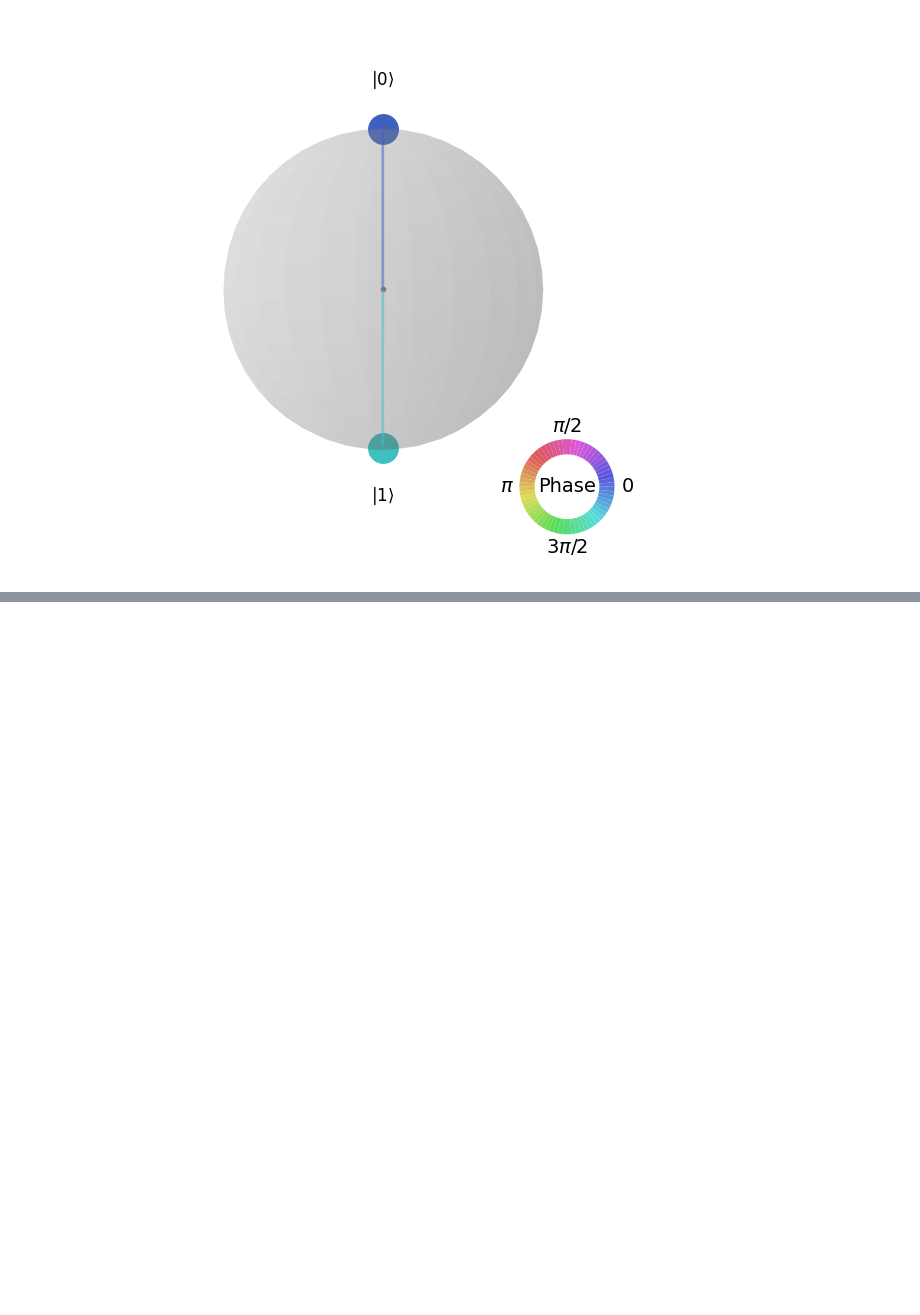
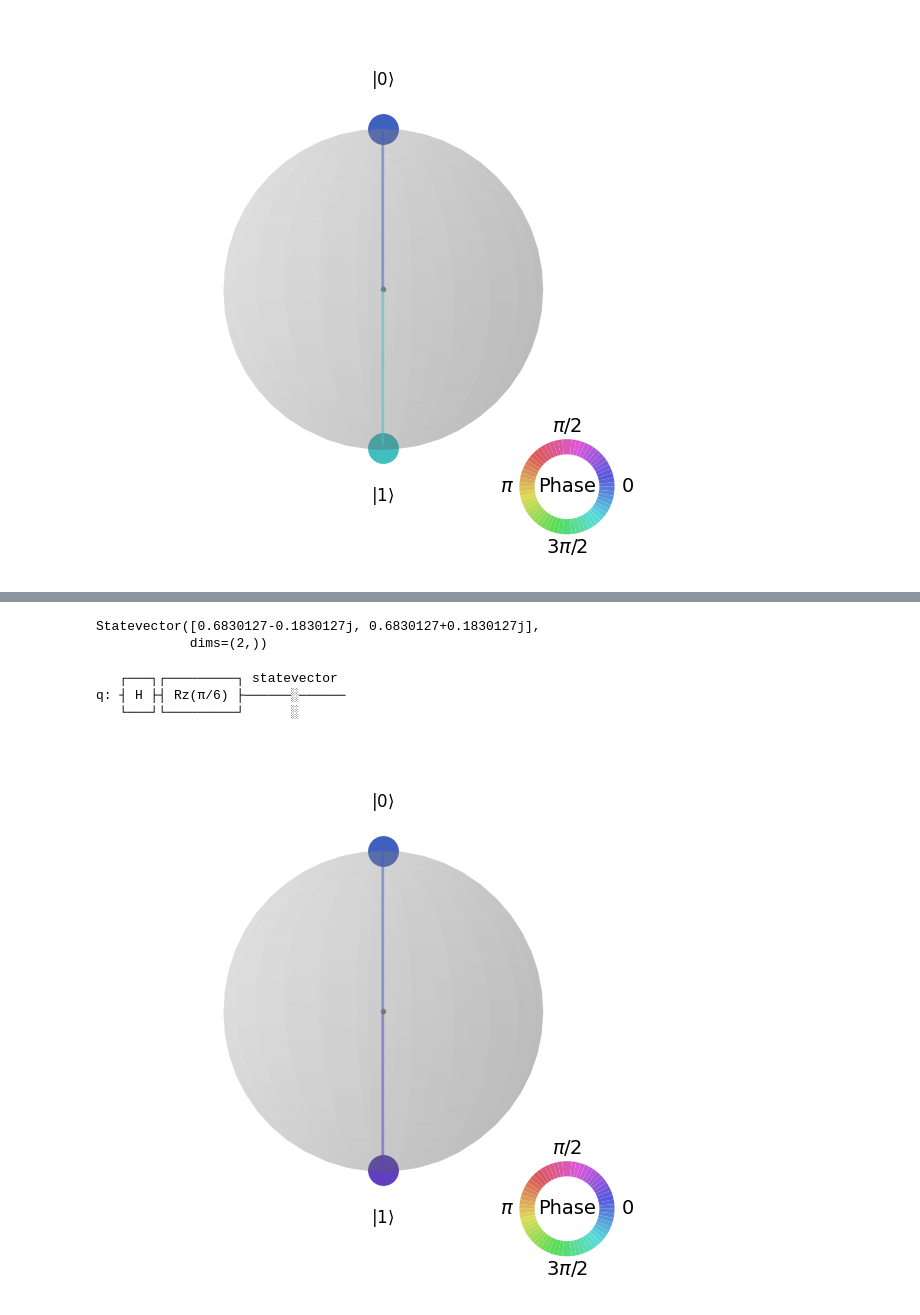
Before and after one commit to dipankardas011/Quantum-Coding, a Jupyter notebook: quantum-gates.ipynb, the cells around one changed output, grey strips where cells are left out. Cells and saved outputs as stored; diff of their text form; code cells hidden in the pictures; blank space fills up the shorter version.

```diff
--- a/quantum-gates.ipynb
+++ b/quantum-gates.ipynb
@@ -262,0 +305,24 @@ qsphere
+# %%
+# Rotate the in Z axis
+qc = QuantumCircuit(1)
+from math import pi
+
+qc.h(0)
+qc.rz(pi/6,0)
+qc.save_statevector()
+res, img, qsphere = execute_circuit_qsphere(qc)
+# %%
+res
+# %% [output]
+Statevector([0.6830127-0.1830127j, 0.6830127+0.1830127j],
+            dims=(2,))
+# %%
+img
+# %% [output]
+   ┌───┐┌─────────┐ statevector
+q: ┤ H ├┤ Rz(π/6) ├──────░──────
+   └───┘└─────────┘      ░
+# %%
+qsphere
+# %% [output]
+[figure, added]
```
Also changed, not shown: parts of 26 cells of this notebook.
